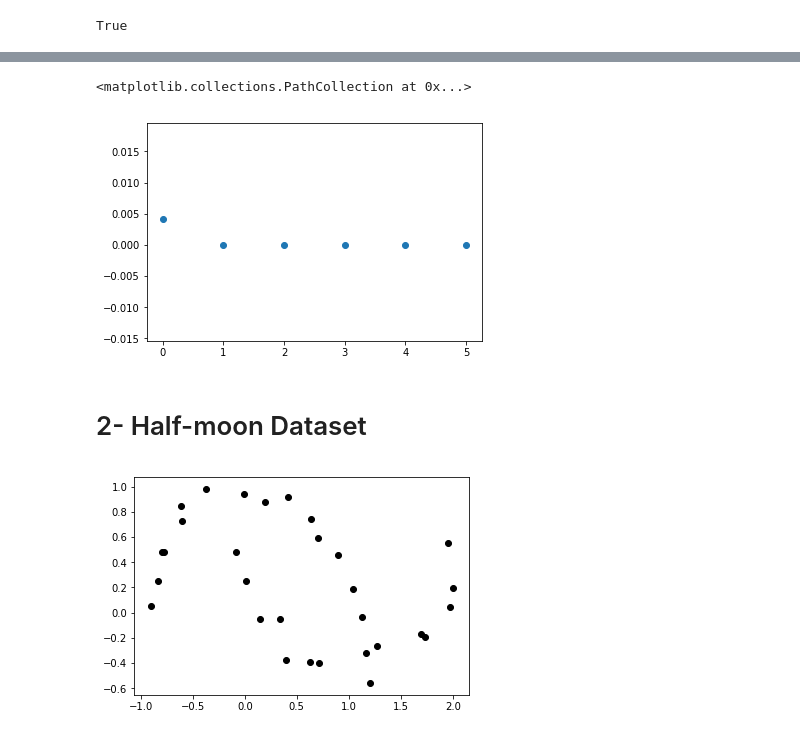
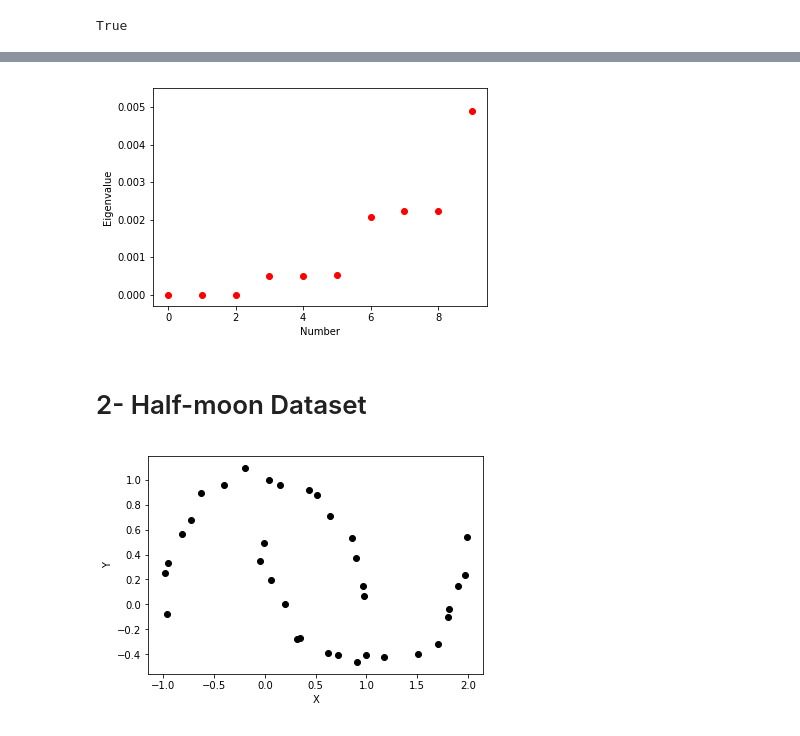
Before and after one commit to msarrias/spectral-clustering, a Jupyter notebook: playground.ipynb, the cells around one changed output, grey strips where cells are left out. Saved outputs shown, nothing was run; the diff lists cells and outputs as text; code cells hidden in the pictures.

```diff
--- a/playground.ipynb
+++ b/playground.ipynb
@@ -159,6 +162,5 @@ True
 # %%
 eigenvalues, eigenvectors = np.linalg.eig(L_unnormalized)
 eigenvalues = eigenvalues.real
-#eigenvalues.sort()
-rearrangedEvalsVecs = sorted(zip(eigenvalues,eigenvectors.T),\
-                                    key=lambda x: x[0])
+eigenvalues.sort()
+rearrangedEvalsVecs = sorted(zip(eigenvalues,eigenvectors.T),key=lambda x: x[0])
@@ -182,8 +167,11 @@ eigenva, eigenve = np.linalg.eig(L_unnormalized_t)
-# %%
-plt.scatter([i for i in range(eigenva.shape[0])], eigenva)
-# %% [output]
-<matplotlib.collections.PathCollection at 0x...>
-[figure, removed]
+# %%
+plt.scatter([i for i in range(10)], eigenvalues[0:10],c="red")
+plt.ylim(-0.0003, 0.0055)
+plt.xlabel ('Number')
+plt.ylabel ('Eigenvalue')
+plt.show()
+# %% [output]
+[figure, added]
 # %% [markdown]
 # 2- Half-moon Dataset
 # %%
@@ -192,8 +180,8 @@ half_moons_data = datasets.make_moons(n_samples=30, noise=.07)
 # %%
 #plot data
-scatter_plot(half_moons_data[0], half_moons_data[1], color_clusters = False)
+scatter_plot_data_set(half_moons_data[0], half_moons_data[1], color_clusters = False)
 # %% [output]
-[figure, old version]
+[figure, new version]
 # %%
 W_half_moon = adjacency_matrix(half_moons_data[0], sigma=0.5)
 # %%
```
Also changed, not shown: parts of 11 cells of this notebook.
